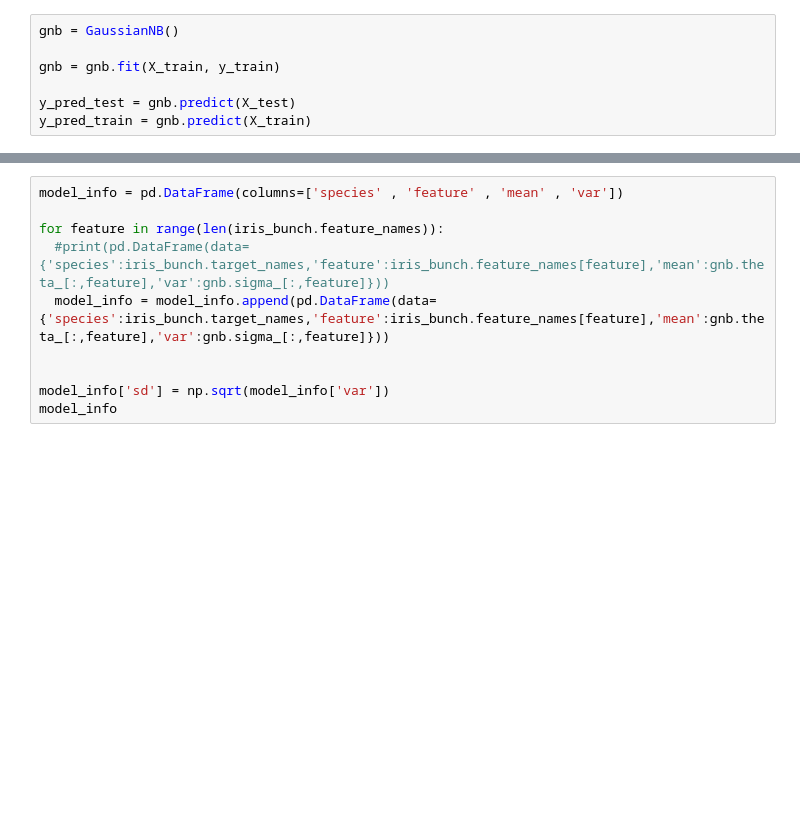
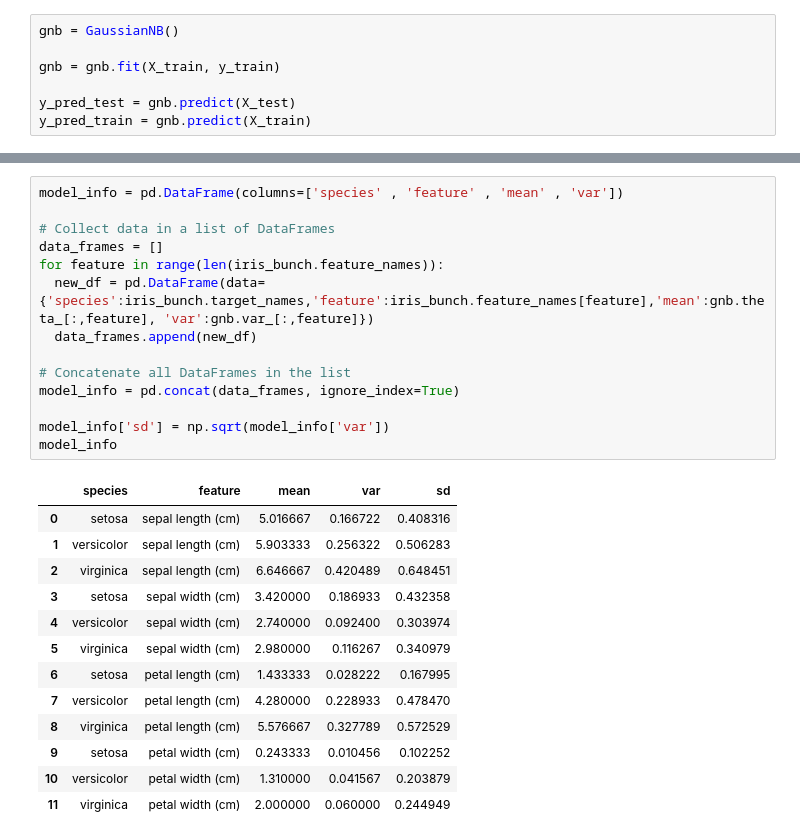
Before and after one commit to matthewpecsok/4482_fall_2024, a Jupyter notebook: tutorials/NB-iris-Tutorial.ipynb, the cells around one changed output, grey strips where cells are left out. Cells and saved outputs as stored; diff of their text form; blank space fills up the shorter version.

```diff
--- a/tutorials/NB-iris-Tutorial.ipynb
+++ b/tutorials/NB-iris-Tutorial.ipynb
@@ -194,10 +364,28 @@ print(metrics.classification_report(y_test,y_pred_test, target_names=iris_bunch.
 # %%
 model_info = pd.DataFrame(columns=['species' , 'feature' , 'mean' , 'var'])
 
+# Collect data in a list of DataFrames
+data_frames = []
 for feature in range(len(iris_bunch.feature_names)):
-  #print(pd.DataFrame(data={'species':iris_bunch.target_names,'feature':iris_bunch.feature_names[feature],'mean':gnb.theta_[:,feature],'var':gnb.sigma_[:,feature]}))
-  model_info = model_info.append(pd.DataFrame(data={'species':iris_bunch.target_names,'feature':iris_bunch.feature_names[feature],'mean':gnb.theta_[:,feature],'var':gnb.sigma_[:,feature]}))
+  new_df = pd.DataFrame(data={'species':iris_bunch.target_names,'feature':iris_bunch.feature_names[feature],'mean':gnb.theta_[:,feature], 'var':gnb.var_[:,feature]})
+  data_frames.append(new_df)
 
+# Concatenate all DataFrames in the list
+model_info = pd.concat(data_frames, ignore_index=True)
 
 model_info['sd'] = np.sqrt(model_info['var'])
 model_info
+# %% [output]
+|  | species | feature | mean | var | sd |
+| 0 | setosa | sepal length (cm) | 5.016667 | 0.166722 | 0.408316 |
+| 1 | versicolor | sepal length (cm) | 5.903333 | 0.256322 | 0.506283 |
+| 2 | virginica | sepal length (cm) | 6.646667 | 0.420489 | 0.648451 |
+| 3 | setosa | sepal width (cm) | 3.420000 | 0.186933 | 0.432358 |
+| 4 | versicolor | sepal width (cm) | 2.740000 | 0.092400 | 0.303974 |
+| 5 | virginica | sepal width (cm) | 2.980000 | 0.116267 | 0.340979 |
+| 6 | setosa | petal length (cm) | 1.433333 | 0.028222 | 0.167995 |
+| 7 | versicolor | petal length (cm) | 4.280000 | 0.228933 | 0.478470 |
+| 8 | virginica | petal length (cm) | 5.576667 | 0.327789 | 0.572529 |
+| 9 | setosa | petal width (cm) | 0.243333 | 0.010456 | 0.102252 |
+| 10 | versicolor | petal width (cm) | 1.310000 | 0.041567 | 0.203879 |
+| 11 | virginica | petal width (cm) | 2.000000 | 0.060000 | 0.244949 |
```
Also changed, not shown: parts of 34 cells of this notebook.
